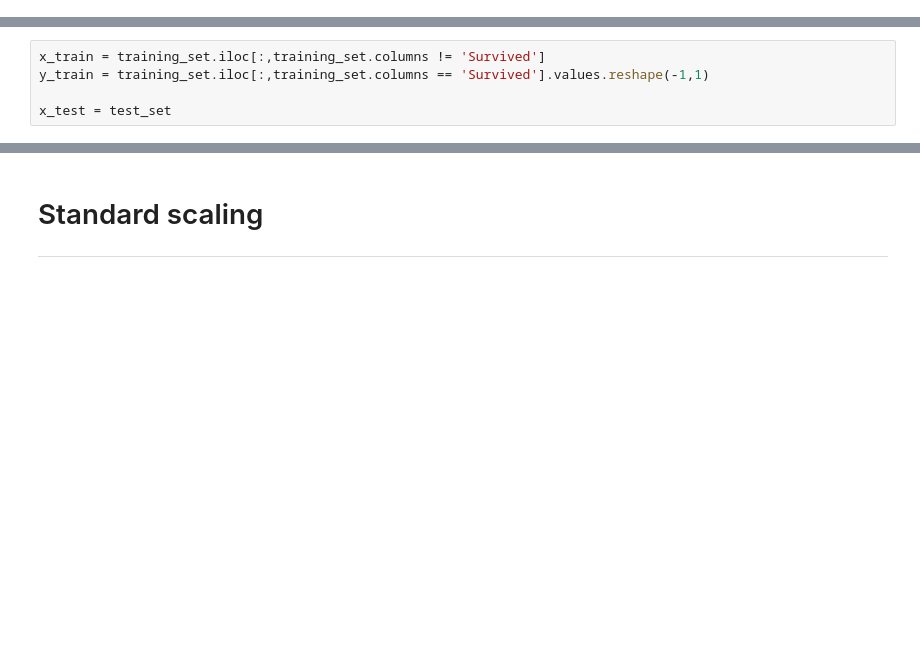
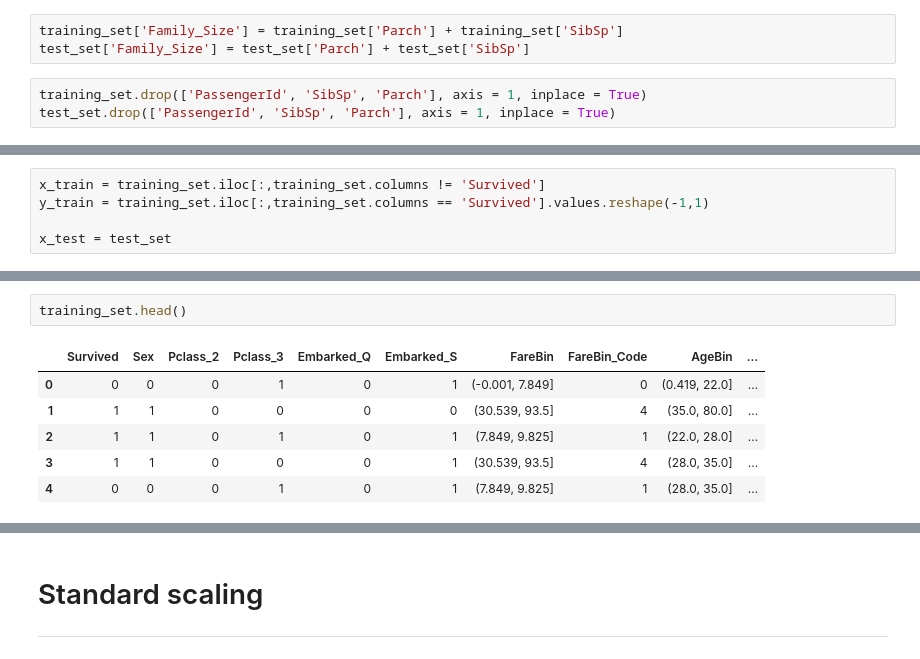
Before and after one commit to anastazijaverovic/Kaggle_Titanic_Predictions, a Jupyter notebook: titanic-predictions-notebook.ipynb, the cells around one changed output, grey strips where cells are left out. Saved outputs shown, nothing was run; the diff lists cells and outputs as text; blank space fills up the shorter version.

```diff
--- a/titanic-predictions-notebook.ipynb
+++ b/titanic-predictions-notebook.ipynb
@@ -303,3 +342,9 @@ test_set = pd.get_dummies(test_set, columns=['Pclass', 'Sex', 'Embarked' ], drop
+# %%
+training_set['Family_Size'] = training_set['Parch'] + training_set['SibSp']
+test_set['Family_Size'] = test_set['Parch'] + test_set['SibSp']
+# %%
+training_set.drop(['PassengerId', 'SibSp', 'Parch'], axis = 1, inplace = True)
+test_set.drop(['PassengerId', 'SibSp', 'Parch'], axis = 1, inplace = True)
 # %% [markdown]
 # Creating the matrix of features and dependent variable vector
 ****
@@ -310,0 +372,9 @@ x_test = test_set
+# %%
+training_set.head()
+# %% [output]
+|  | Survived | Sex | Pclass_2 | Pclass_3 | Embarked_Q | Embarked_S | FareBin | FareBin_Code | AgeBin | ... |
+| 0 | 0 | 0 | 0 | 1 | 0 | 1 | (-0.001, 7.849] | 0 | (0.419, 22.0] | ... |
+| 1 | 1 | 1 | 0 | 0 | 0 | 0 | (30.539, 93.5] | 4 | (35.0, 80.0] | ... |
+| 2 | 1 | 1 | 0 | 1 | 0 | 1 | (7.849, 9.825] | 1 | (22.0, 28.0] | ... |
+| 3 | 1 | 1 | 0 | 0 | 0 | 1 | (30.539, 93.5] | 4 | (28.0, 35.0] | ... |
+| 4 | 0 | 0 | 0 | 1 | 0 | 1 | (7.849, 9.825] | 1 | (28.0, 35.0] | ... |
```
Also changed, not shown: parts of 28 cells of this notebook.
